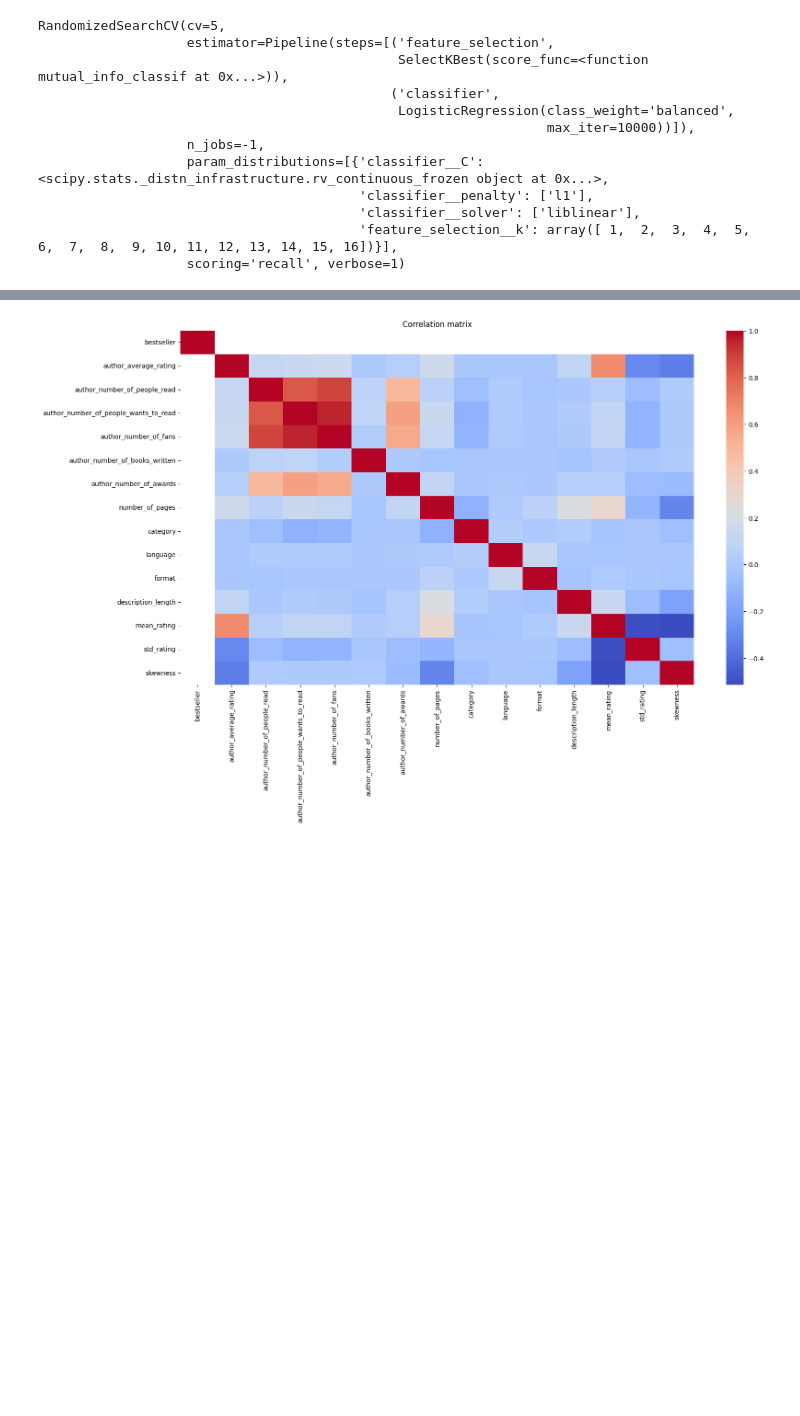
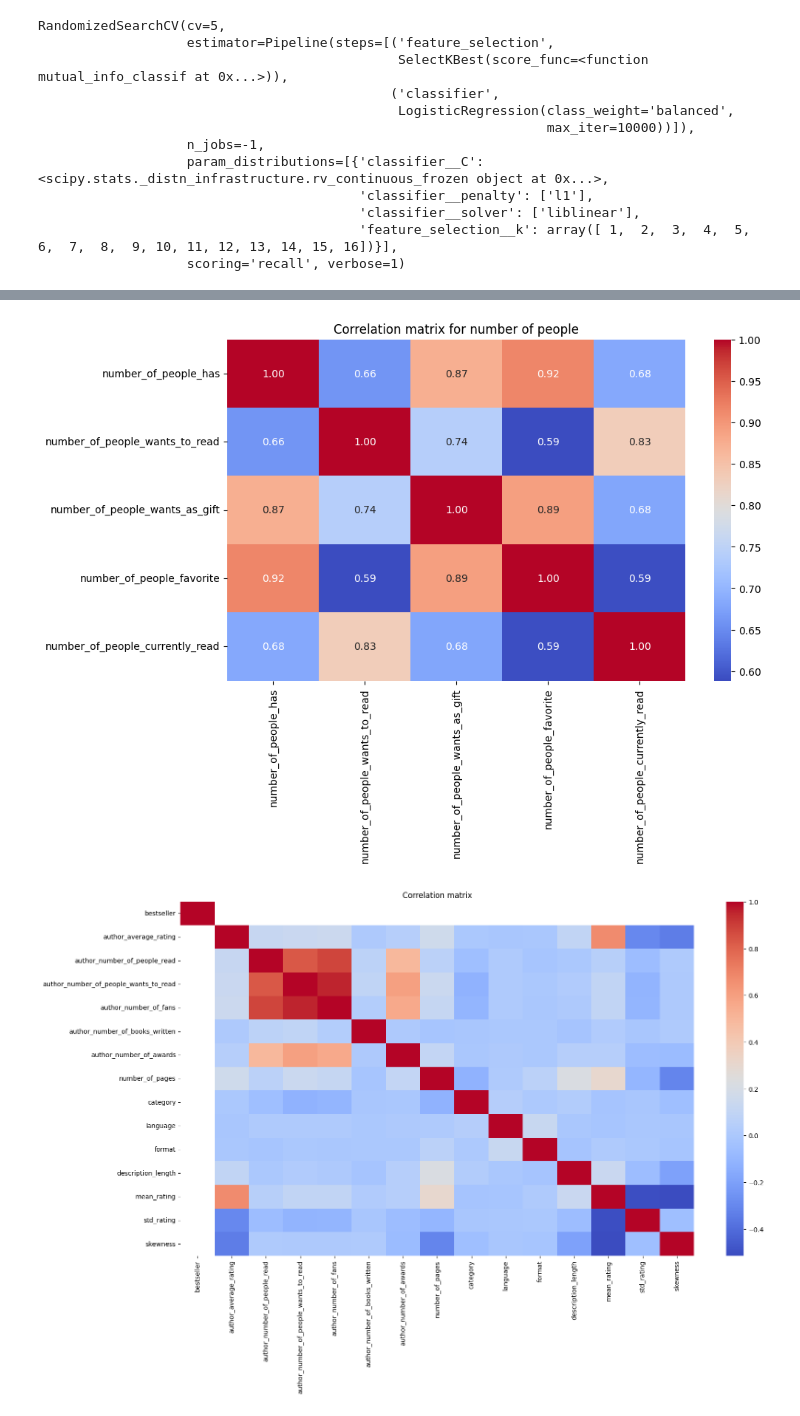
Before and after one commit to beep1000101/lubimyczytac_project, a Jupyter notebook: modelling.ipynb, the cells around one changed output, grey strips where cells are left out. Saved outputs shown, nothing was run; the diff lists cells and outputs as text; code cells hidden in the pictures; blank space fills up the shorter version.

```diff
--- a/modelling.ipynb
+++ b/modelling.ipynb
@@ -186,0 +164,5 @@ weighted avg       0.97      0.89      0.92      4555
+# %%
+reference_books = pd.read_csv('data/books_data.csv')
+reference_books['title'] = reference_books['url'].str.split('/').str[-1].str.split('-').str.join(' ').str.title()
+reference_books['number_of_ratings'] = reference_books[rating_features].sum(axis=1)
+reference_books.loc[y_test.index[(y_test == 0) & (randomized_log_reg.predict(X_test) == 1)], ['title', 'author', 'number_of_people_has', 'Format', 'number_of_ratings']].sort_values('number_of_people_has', ascending=False).iloc[0:, :].head(30)
@@ -187,3 +187,11 @@ weighted avg       0.97      0.89      0.92      4555
+# %%
+has_correlation = reference_books[['number_of_people_has', 'number_of_people_wants_to_read', 'number_of_people_wants_as_gift', 'number_of_people_favorite', 'number_of_people_currently_read']].corr()
+plt.figure(figsize=(10, 6))
+sns.heatmap(has_correlation, annot=True, fmt='.2f', cmap='coolwarm')
+plt.title('Correlation matrix for number of people')
+plt.show()
+# %% [output]
+[figure, added]
 # %%
 # plot correlation matrix for logistic regression
 log_reg_correlation_matrix = pd.concat([data['bestseller'], data[X_train.columns[randomized_log_reg.best_estimator_.named_steps['feature_selection'].get_support()]]]).corr()
```
Also changed, not shown: parts of 4 cells of this notebook.
